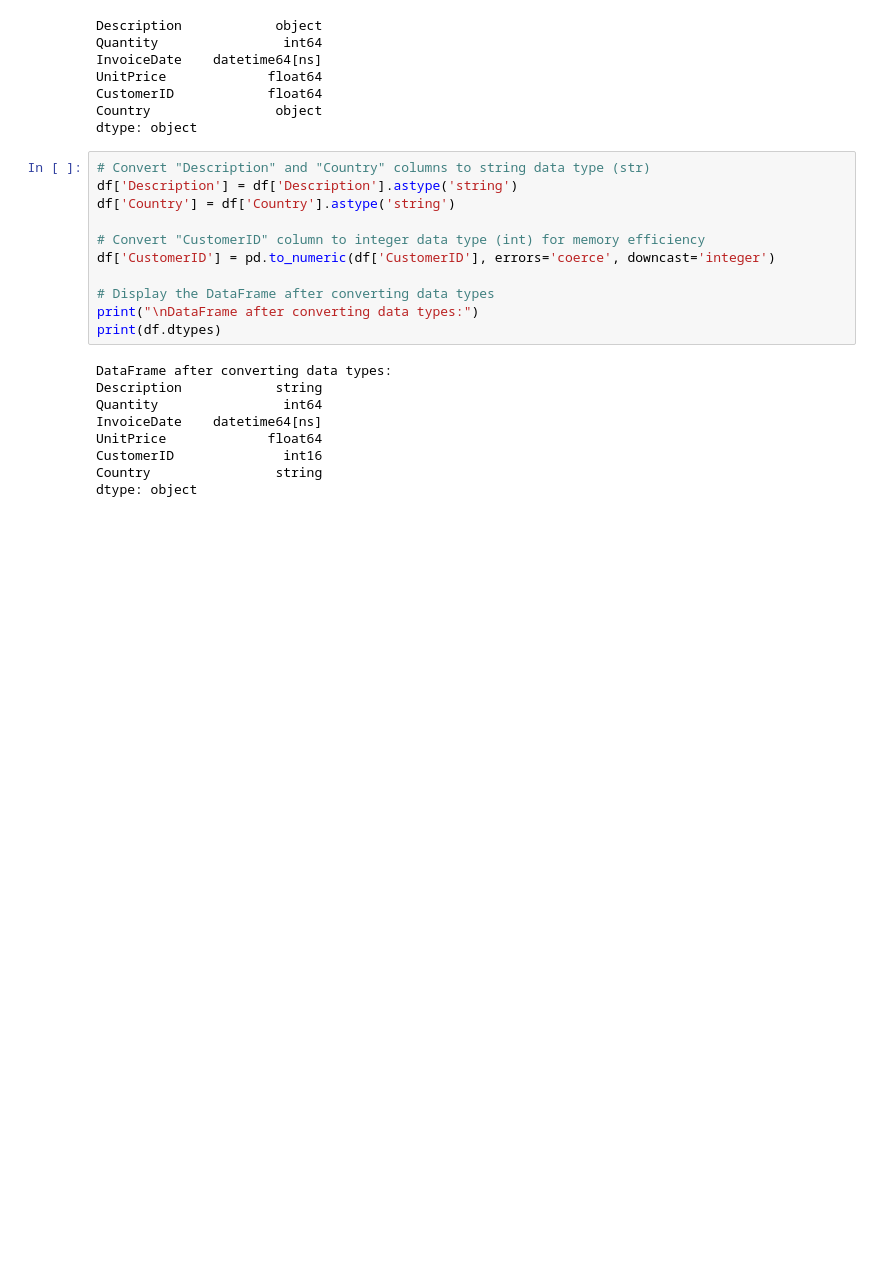
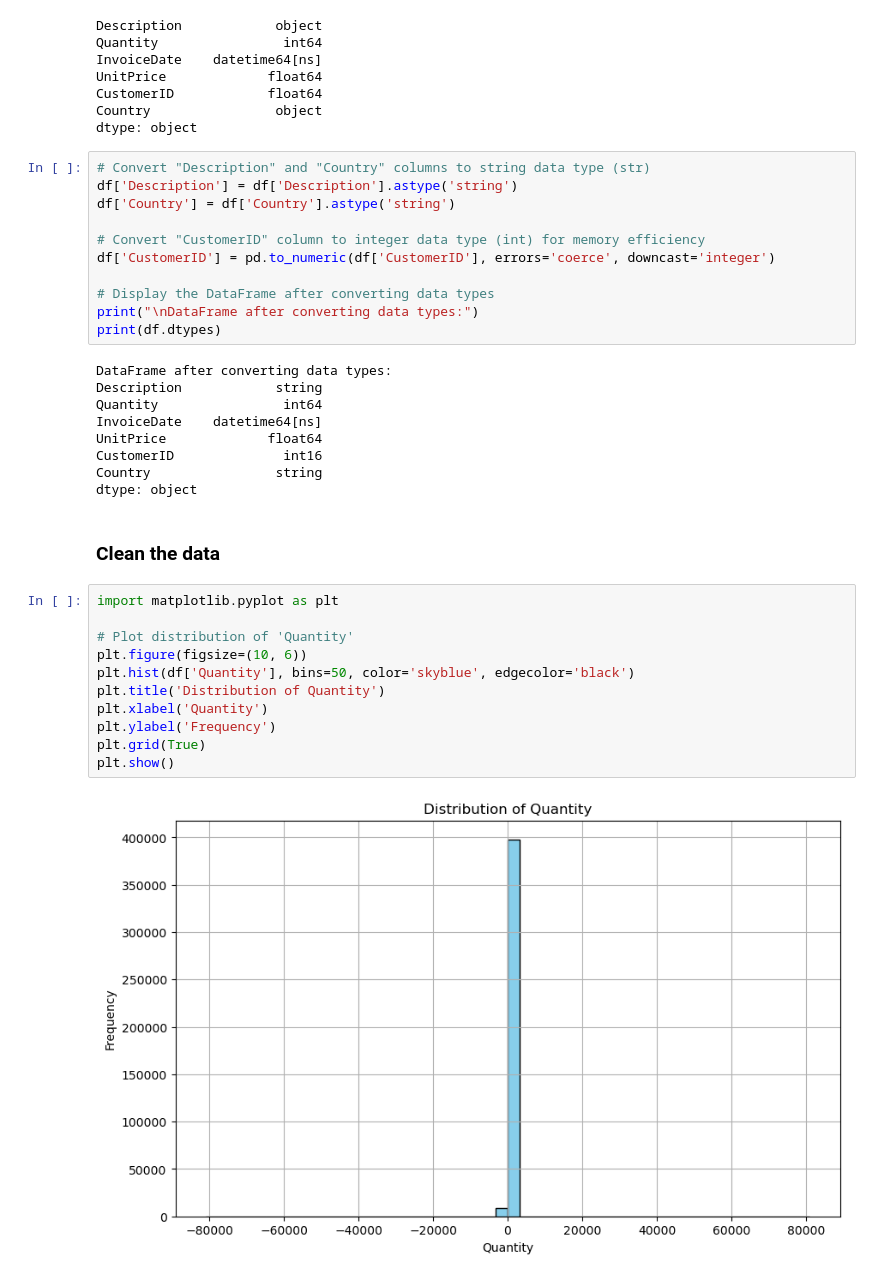
Before and after one commit to kjellrkri/Portfolio, a Jupyter notebook: Online Retail/online_retail_clustering_analysis.ipynb, the cells around one changed output. Cells and saved outputs as stored; diff of their text form; blank space fills up the shorter version.

```diff
--- a/Online Retail/online_retail_clustering_analysis.ipynb
+++ b/Online Retail/online_retail_clustering_analysis.ipynb
@@ -112,3 +164,18 @@ UnitPrice             float64
 CustomerID              int16
 Country                string
 dtype: object
+# %% [markdown]
+### Clean the data
+# %%
+import matplotlib.pyplot as plt
+
+# Plot distribution of 'Quantity'
+plt.figure(figsize=(10, 6))
+plt.hist(df['Quantity'], bins=50, color='skyblue', edgecolor='black')
+plt.title('Distribution of Quantity')
+plt.xlabel('Quantity')
+plt.ylabel('Frequency')
+plt.grid(True)
+plt.show()
+# %% [output]
+[figure, added]
```
Also changed, not shown: parts of 6 cells of this notebook.
